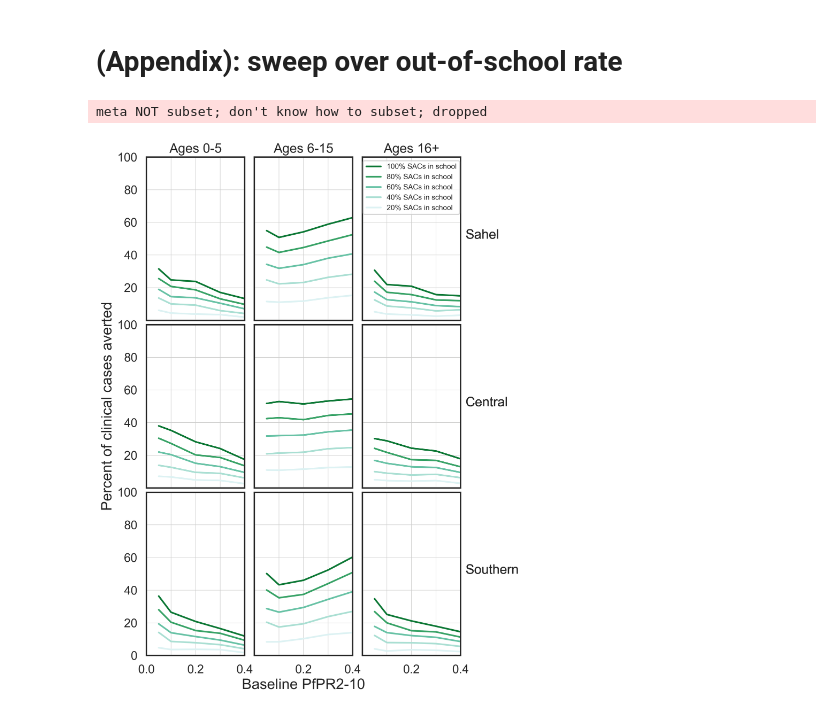
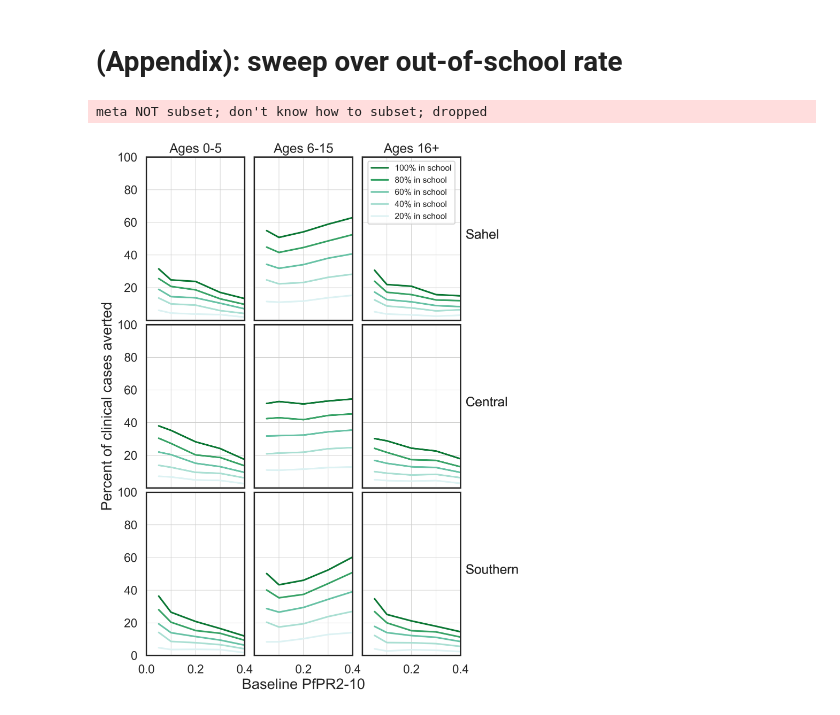
Before and after one commit to jgsuresh/malaria-sac-ipt, a Jupyter notebook: analysis/221207/02 - figure - impact.ipynb, the cells around one changed output. Drawn from its saved outputs; the diff is of its cells as text; code cells hidden in the pictures.

```diff
--- a/analysis/221207/02 - figure - impact.ipynb
+++ b/analysis/221207/02 - figure - impact.ipynb
@@ -203,11 +435,11 @@ meta NOT subset; don't know how to subset; dropped
 df_agg = df_pfpr[df_pfpr["archetype"]=="Sahel"]
 
 label_dict = {
-    54: "100% SACs in school",
-    55: "80% SACs in school",
-    56: "60% SACs in school",
-    57: "40% SACs in school",
-    58: "20% SACs in school"
+    54: "100% in school",
+    55: "80% in school",
+    56: "60% in school",
+    57: "40% in school",
+    58: "20% in school"
 }
 
 scenario_list = list(label_dict.keys())
@@ -242,7 +474,7 @@ for i in range(3):
         y = s_dict[s]["frac_averted_clinical_{}".format(agebin)]*100
         plt.plot(x,y, label=label_dict[s], linestyle=linestyle, c=c)
         if i == 2:
-            plt.legend(fontsize=10, loc="upper center")
+            plt.legend(fontsize=11.5, loc="upper center")
         # if i == 1:
         #     plt.xlabel("Baseline PfPR2-10")
         # if i == 0:
@@ -389,31 +621,31 @@ for i in range(3):
             plt.xlabel("Baseline PfPR2-10", fontsize=20)
         # if i == 0:
         #     plt.ylabel("Percent of clinical cases averted")
         if i != 0:
             plt.yticks([])
         plt.ylim([0,100])
 
         plt.axhline(80, c="#CCCCCB", zorder=0, lw=0.5)
         plt.axhline(60, c="#CCCCCB", zorder=0, lw=0.5)
         plt.axhline(40, c="#CCCCCB", zorder=0, lw=0.5)
         plt.axhline(20, c="#CCCCCB", zorder=0, lw=0.5)
 
         plt.axvline(0.1, c="#CCCCCB", zorder=0, lw=0.5)
         plt.axvline(0.2, c="#CCCCCB", zorder=0, lw=0.5)
         plt.axvline(0.3, c="#CCCCCB", zorder=0, lw=0.5)
         # plt.axvline(0.4, c="#CCCCCB", zorder=0)
         plt.xlim([0.0,0.4])
         if i == 0:
             plt.xticks([0,0.2,0.4])
         else:
             plt.xticks([0.2,0.4])
         # plt.title(agebin_label)
 
         if i == 2:
             plt.text(0.42,50,"Southern")
 
 plt.tight_layout(w_pad=0.1,h_pad=0)
 plt.savefig("cases_averted_by_oosr_all_archetypes.pdf")
 # %% [output]
 meta NOT subset; don't know how to subset; dropped
-[figure, old version]
+[figure, new version]
```
Also changed, not shown: parts of 1 cell of this notebook, 12 other files.
